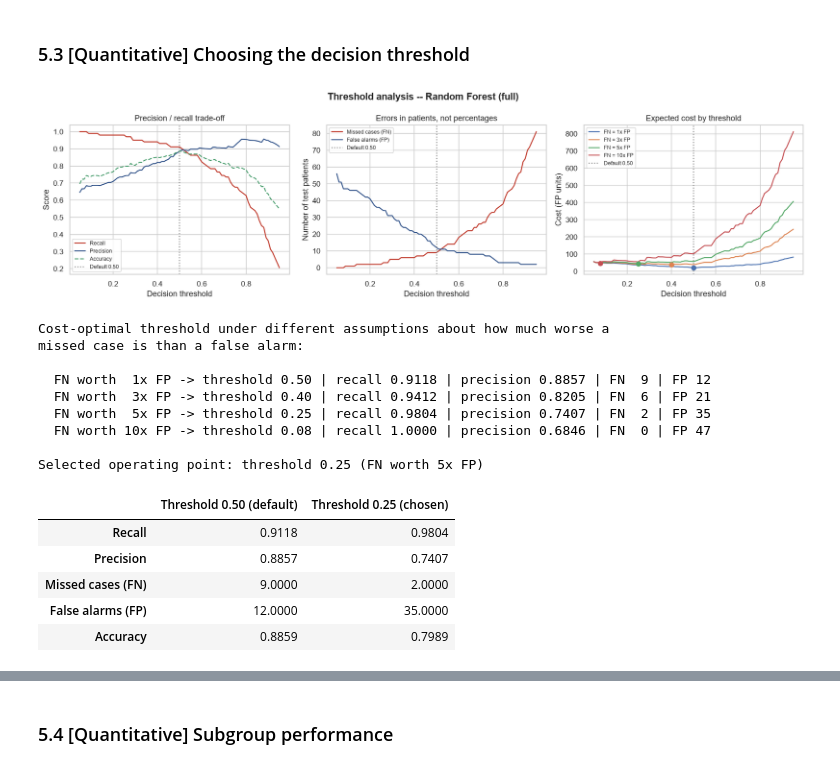
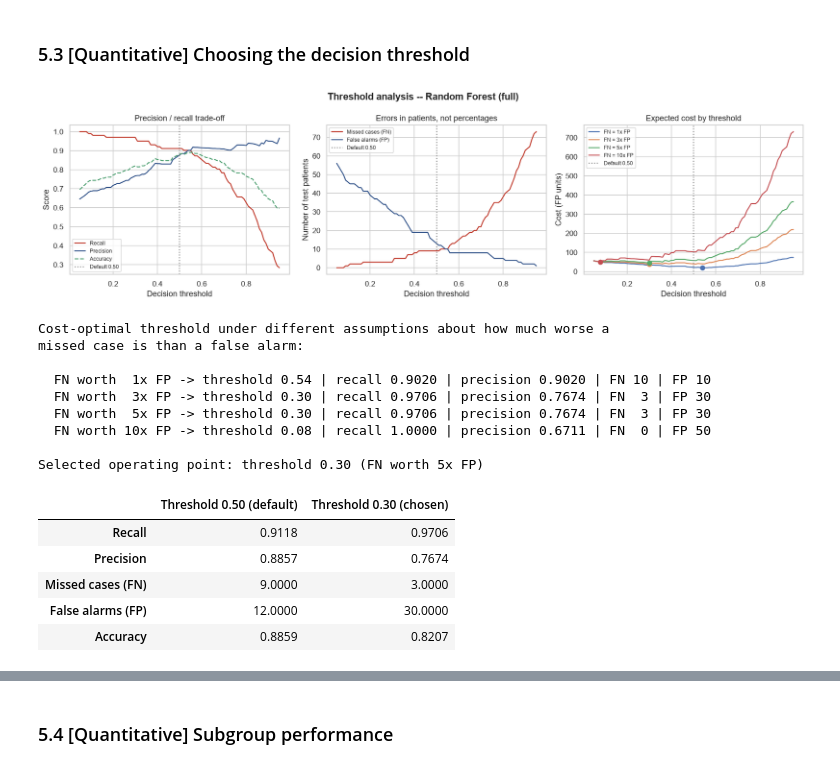
Before and after one commit to AkshayPrakash13892/HeartSaver, a Jupyter notebook: HeartSaver.ipynb, the cells around one changed output, grey strips where cells are left out. Cells and saved outputs as stored; diff of their text form; code cells hidden in the pictures.

```diff
--- a/HeartSaver.ipynb
+++ b/HeartSaver.ipynb
@@ -1017,12 +1033,9 @@ Recall on the positive class is the headline metric throughout, for the reason s
 
 It is fitted on both feature sets, because the two variants could in principle differ — and printing the class it actually predicts makes explicit *why* its recall is what it is, rather than leaving a suspicious-looking 1.0000 unexplained.
 # %%
-## Majority-class baseline
-## Fitted on both feature sets so that every model has a like-for-like comparison.
-## Note the baseline predicts class 1 (heart disease) for everyone, because 55.4% of
-## the test set is disease-positive. That gives it perfect recall and zero diagnostic
-## value -- which is exactly why recall alone is not sufficient and section 5 reads it
-## alongside precision.
+## Majority-class baseline, on both feature sets for a like-for-like comparison. It
+## predicts class 1 for everyone (55.4% of the test set is positive), so it scores
+## perfect recall with zero diagnostic value -- why 5.x never reports recall alone.
 
 ## The two feature-set variants, so every model below can loop over the same structure
 splits = {
@@ -1038,11 +1051,10 @@ def evaluate(name, feature_set, pipe, X_tr, X_te, y_tr, y_te, cv_metric="recall"
     """Fit a pipeline, print its metrics, and record them for the 4.5 comparison.
 
     Cross-validated recall is computed on the TRAINING set only, so the test set
-    stays untouched until section 5. The preprocessor sits inside the pipeline, so
+    is not used to fit anything. The preprocessor sits inside the pipeline, so
     imputation and scaling are refitted on each fold and cannot leak.
     """
-    cv = StratifiedKFold(n_splits=5, shuffle=True, random_state=42)
-    cv_scores = cross_val_score(pipe, X_tr, y_tr, cv=cv, scoring=cv_metric)
+    cv_scores = cross_val_score(pipe, X_tr, y_tr, cv=CV, scoring=cv_metric)
 
     pipe.fit(X_tr, y_tr)
     pred = pipe.predict(X_te)
@@ -1064,7 +1076,8 @@ def evaluate(name, feature_set, pipe, X_tr, X_te, y_tr, y_te, cv_metric="recall"
     print(f"{name} [{feature_set}]")
     print(f"  CV recall (5-fold, train) {row['CV recall']:.4f} +/- {row['CV std']:.4f}")
     print(f"  test accuracy {row['Accuracy']:.4f} | precision {row['Precision']:.4f} "
-          f"| recall {row['Recall']:.4f} | F1 {row['F1']:.4f} | ROC-AUC {row['ROC-AUC']:.4f}")
+          f"| recall {row['Recall']:.4f} | F1 {row['F1']:.4f} "
+          f"| ROC-AUC {row['ROC-AUC']:.4f}")
     return pipe
 
 
@@ -1327,14 +1326,13 @@ model_variants = {
     ("Random Forest",       "reduced"): (rf_reduced,     X_train_reduced),
 }
 
-cv = StratifiedKFold(n_splits=5, shuffle=True, random_state=42)
 scoring = ["recall", "precision", "f1", "roc_auc", "accuracy"]
 
 cv_rows = []
 fold_scores = {}       ## per-fold recall, kept for the stability plot below
 
 for (name, fs), (pipe, X_tr) in model_variants.items():
-    scores = cross_validate(pipe, X_tr, y_train, cv=cv, scoring=scoring)
+    scores = cross_validate(pipe, X_tr, y_train, cv=CV, scoring=scoring)
     row = {"Model": name, "Features": fs}
     for m in scoring:
         row[m] = scores["test_" + m].mean()
@@ -1881,18 +1870,15 @@ All three full-set models rank patients well, and the spread between them (0.012
 # %% [markdown]
 ### 5.3 [Quantitative] Choosing the decision threshold
 # %%
-## The default 0.50 threshold treats a missed heart disease case and a false alarm as
-## equally bad. Section 1 argues they are not. This cell prices that asymmetry.
-##
-## Expected cost = (FN x cost_FN) + (FP x cost_FP), with cost_FP fixed at 1 so the
-## ratio is the only thing being chosen. The threshold minimising expected cost is
+## Price the asymmetry section 1 argues for. Expected cost = FN x cost_FN + FP, with
+## cost_FP fixed at 1 so the ratio is the only free choice; the minimising threshold is
 ## then read off directly.
 
 PRIMARY = "Random Forest (full)"
 primary_model, primary_X = evaluated[PRIMARY]
 proba = primary_model.predict_proba(primary_X)[:, 1]
 
-thresholds = np.arange(0.05, 0.96, 0.01)
+thresholds = np.round(np.arange(0.05, 0.96, 0.01), 2)
 cost_ratios = [1, 3, 5, 10]
 
 ## Sweep every threshold once, recording the confusion counts
@@ -1947,50 +1933,66 @@ axes[2].set_xlabel("Decision threshold")
 axes[2].set_ylabel("Cost (FP units)")
 axes[2].legend(fontsize=8)
 
 fig.suptitle(f"Threshold analysis -- {PRIMARY}", fontweight="bold")
 plt.tight_layout()
 plt.show()
 
 ## Cost-optimal threshold under each assumption, so the choice is shown to be
 ## robust (or not) rather than picked to suit
 print("Cost-optimal threshold under different assumptions about how much worse a")
 print("missed case is than a false alarm:\n")
 for r, t in best_thresholds.items():
     row = sweep[sweep["threshold"] == t].iloc[0]
     print(f"  FN worth {r:2}x FP -> threshold {t:.2f} | "
           f"recall {row['recall']:.4f} | precision {row['precision']:.4f} | "
           f"FN {int(row['FN']):2} | FP {int(row['FP']):2}")
 
-## The chosen operating point, compared against the default
+## The chosen operating point, compared against the default.
+##
+## The default row is taken from predict() rather than from the sweep. The sweep uses
+## `proba >= t`, but scikit-learn's forest breaks a tie at exactly 0.50 in favour of
+## class 0. One test patient sits on that boundary, so the sweep row at 0.50 and the
+## model's own predictions disagree by one patient. Every other section reports
+## predict() output, so the comparison below uses it too.
 CHOSEN_THRESHOLD = best_thresholds[5]
-default_row = sweep.iloc[(sweep["threshold"] - 0.50).abs().idxmin()]
 chosen_row = sweep[sweep["threshold"] == CHOSEN_THRESHOLD].iloc[0]
+
+default_pred = primary_model.predict(primary_X)
+d_tn, d_fp, d_fn, d_tp = confusion_matrix(y_test, default_pred, labels=[0, 1]).ravel()
+default_row = {
+    "recall": d_tp / (d_tp + d_fn),
+    "precision": d_tp / (d_tp + d_fp),
+    "FN": d_fn,
+    "FP": d_fp,
+    "accuracy": (d_tp + d_tn) / len(y_test),
+}
 
 print(f"\nSelected operating point: threshold {CHOSEN_THRESHOLD:.2f} (FN worth 5x FP)\n")
 comparison_thr = pd.DataFrame({
     "Threshold 0.50 (default)": [default_row["recall"], default_row["precision"],
                                  int(default_row["FN"]), int(default_row["FP"]),
                                  default_row["accuracy"]],
-    f"Threshold {CHOSEN_THRESHOLD:.2f} (chosen)": [chosen_row["recall"], chosen_row["precision"],
+    f"Threshold {CHOSEN_THRESHOLD:.2f} (chosen)": [chosen_row["recall"],
+                                 chosen_row["precision"],
                                  int(chosen_row["FN"]), int(chosen_row["FP"]),
                                  chosen_row["accuracy"]],
 }, index=["Recall", "Precision", "Missed cases (FN)", "False alarms (FP)", "Accuracy"])
 display(comparison_thr.round(4))
 # %% [output]
-[figure, old version]
+[figure, new version]
 Cost-optimal threshold under different assumptions about how much worse a
 missed case is than a false alarm:
 
-  FN worth  1x FP -> threshold 0.50 | recall 0.9118 | precision 0.8857 | FN  9 | FP 12
-  FN worth  3x FP -> threshold 0.40 | recall 0.9412 | precision 0.8205 | FN  6 | FP 21
-  FN worth  5x FP -> threshold 0.25 | recall 0.9804 | precision 0.7407 | FN  2 | FP 35
-  FN worth 10x FP -> threshold 0.08 | recall 1.0000 | precision 0.6846 | FN  0 | FP 47
+  FN worth  1x FP -> threshold 0.54 | recall 0.9020 | precision 0.9020 | FN 10 | FP 10
+  FN worth  3x FP -> threshold 0.30 | recall 0.9706 | precision 0.7674 | FN  3 | FP 30
+  FN worth  5x FP -> threshold 0.30 | recall 0.9706 | precision 0.7674 | FN  3 | FP 30
+  FN worth 10x FP -> threshold 0.08 | recall 1.0000 | precision 0.6711 | FN  0 | FP 50
 
-Selected operating point: threshold 0.25 (FN worth 5x FP)
+Selected operating point: threshold 0.30 (FN worth 5x FP)
-|  | Threshold 0.50 (default) | Threshold 0.25 (chosen) |
-| Recall | 0.9118 | 0.9804 |
-| Precision | 0.8857 | 0.7407 |
-| Missed cases (FN) | 9.0000 | 2.0000 |
-| False alarms (FP) | 12.0000 | 35.0000 |
-| Accuracy | 0.8859 | 0.7989 |
+|  | Threshold 0.50 (default) | Threshold 0.30 (chosen) |
+| Recall | 0.9118 | 0.9706 |
+| Precision | 0.8857 | 0.7674 |
+| Missed cases (FN) | 9.0000 | 3.0000 |
+| False alarms (FP) | 12.0000 | 30.0000 |
+| Accuracy | 0.8859 | 0.8207 |
 # %% [markdown]
```
Also changed, not shown: parts of 91 cells of this notebook, 1 other file.
